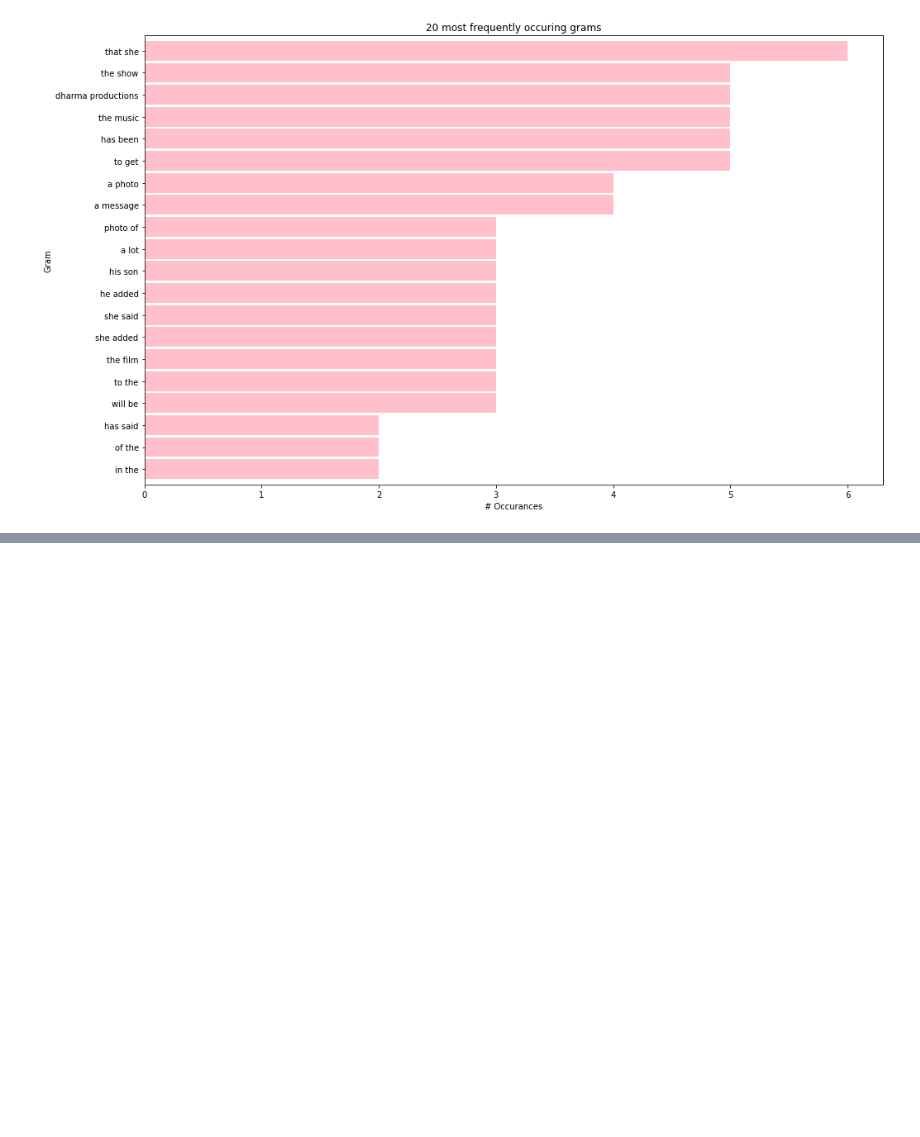
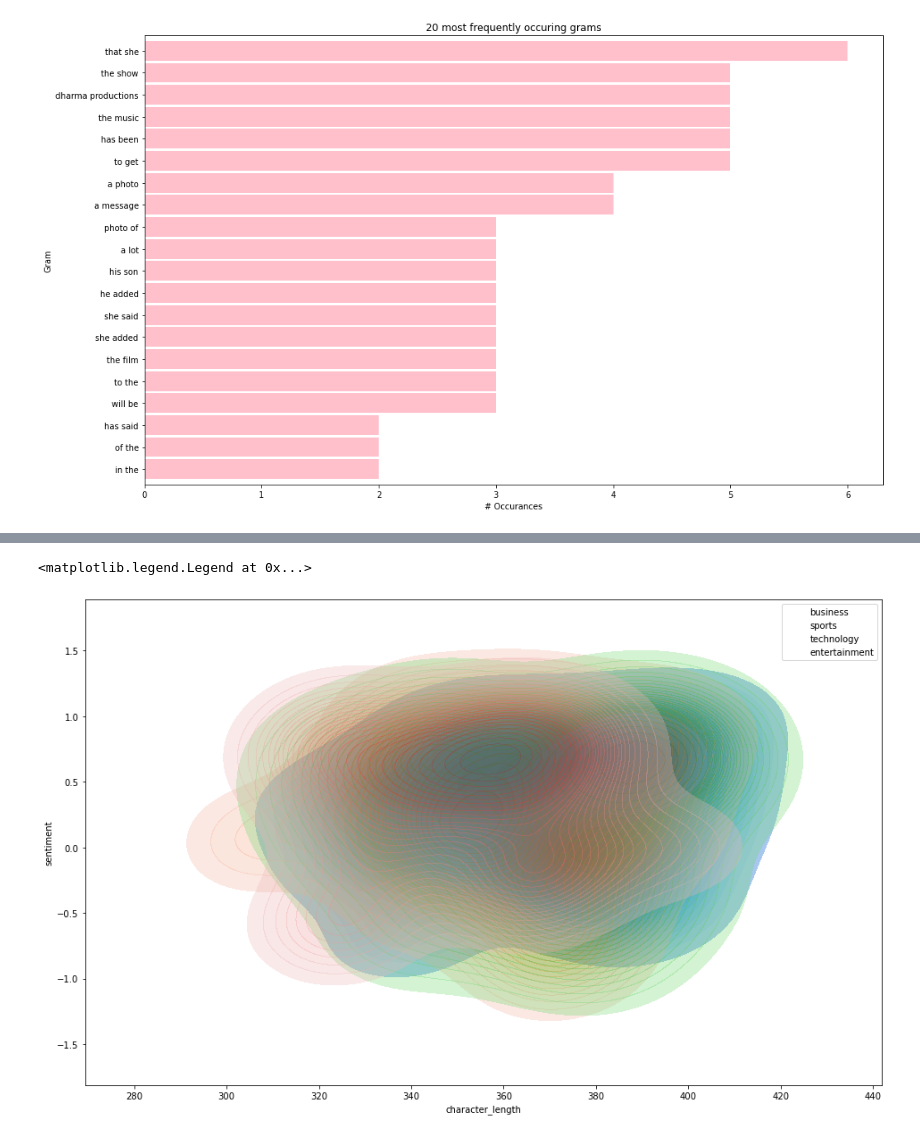
Before and after one commit to PGuajardo/NLP-exercises, a Jupyter notebook: explore_nlp.ipynb, the cells around one changed output, grey strips where cells are left out. Saved outputs shown, nothing was run; the diff lists cells and outputs as text; code cells hidden in the pictures; blank space fills up the shorter version.

```diff
--- a/explore_nlp.ipynb
+++ b/explore_nlp.ipynb
@@ -421,0 +498,11 @@ get_gram_graph(top_20_entertainment)
+# %%
+# is the distribution
+plt.figure(figsize = (16,10))
+sns.kdeplot(news_df[news_df.category == 'business'].character_length, news_df[news_df.category == 'business'].sentiment, levels = 30, shade = True)
+sns.kdeplot(news_df[news_df.category == 'sports'].character_length, news_df[news_df.category == 'sports'].sentiment, levels = 30, shade = True, alpha = 0.3)
+sns.kdeplot(news_df[news_df.category == 'technology'].character_length, news_df[news_df.category == 'technology'].sentiment, levels = 30, shade = True, alpha = 0.3)
+sns.kdeplot(news_df[news_df.category == 'entertainment'].character_length, news_df[news_df.category == 'entertainment'].sentiment, levels = 30, shade = True, alpha = 0.3)
+plt.legend(['business', 'sports', 'technology', 'entertainment'])
+# %% [output]
+<matplotlib.legend.Legend at 0x...>
+[figure, added]
```
Also changed, not shown: parts of 11 cells of this notebook, 1 other file.
